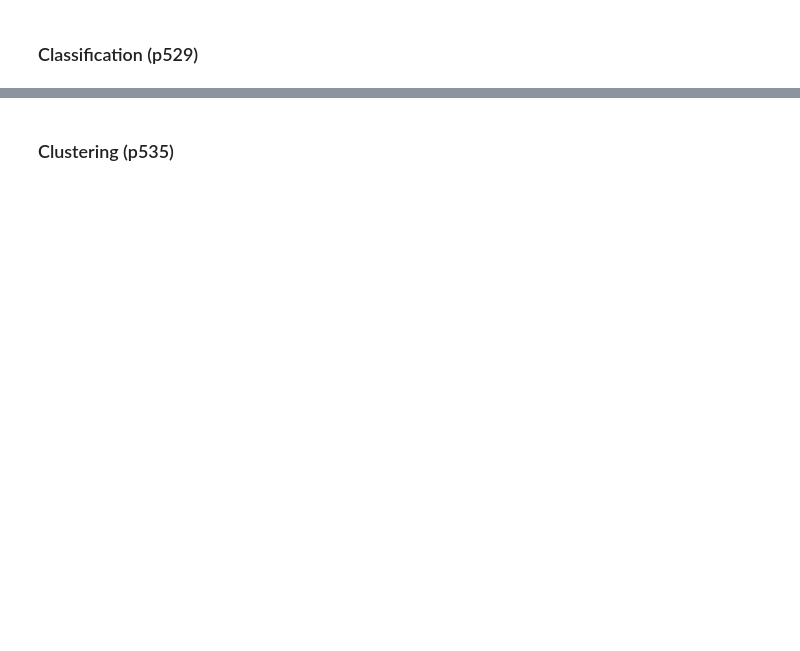
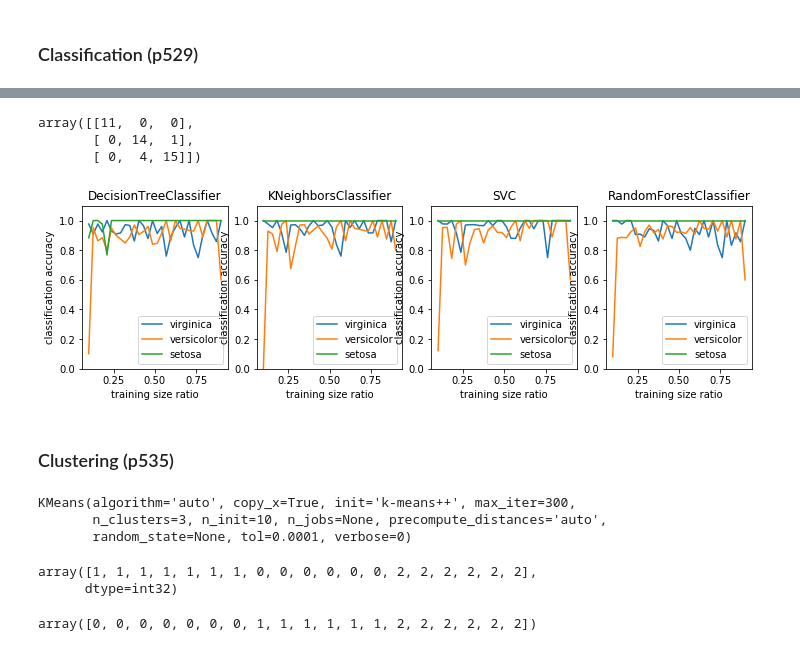
Before and after one commit to mathlarvalab/Nemurecal_Python, a Jupyter notebook: code/ch15/gee.ipynb, the cells around one changed output, grey strips where cells are left out. Drawn from its saved outputs; the diff is of its cells as text; code cells hidden in the pictures; blank space fills up the shorter version.

```diff
--- a/code/ch15/gee.ipynb
+++ b/code/ch15/gee.ipynb
@@ -258,0 +328,13 @@ fig, ax = plot_residuals_and_coeff(resid_train, resid_test, model.coef_)
+# %%
+# use a decision tree when creating a classifier instance
+classifier = tree.DecisionTreeClassifier()
+classifier.fit(X_train, y_train)
+y_test_pred = classifier.predict(X_test)
+metrics.confusion_matrix(y_test, y_test_pred)
+# %% [output]
+array([[11,  0,  0],
+       [ 0, 14,  1],
+       [ 0,  4, 15]])
+# %%
+# create a numpy array with training size ratios
+train_size_vec = np.linspace(0.1, 0.9, 30)
@@ -259,2 +349,46 @@ fig, ax = plot_residuals_and_coeff(resid_train, resid_test, model.coef_)
+# %%
+# create an array to store the diagonals of the confusion matrix
+cm_diags = np.zeros(
+    (3, len(train_size_vec), len(classifiers)),
+    dtype=float
+)
+# %%
+# loop over each training size ratio and classifier
+# train the classifier for each combination
+# predict the values of the testing data
+# compute the confusion matrix
+# store its diagonal divided by the ideal values
+
+for n, train_size, in enumerate(train_size_vec):
+    X_train, X_test, y_train, y_test = \
+        model_selection.train_test_split(
+            iris.data,
+            iris.target,
+            train_size=train_size
+        )
+
+    for m, Classifier in enumerate(classifiers):
+        classifier = Classifier()
+        classifier.fit(X_train, y_train)
+        y_test_p = classifier.predict(X_test)
+        cm_diags[:, n, m] = metrics.confusion_matrix(y_test, y_test_p).diagonal()
+        cm_diags[:, n, m] /= np.bincount(y_test)
+# %%
+# plot the resulting classification accuracy for each classifier
+fig, axes = plt.subplots(1, len(classifiers), figsize=(12, 3))
+for m, Classifier in enumerate(classifiers):
+    axes[m].plot(train_size_vec, cm_diags[2, :, m], label=iris.
+    target_names[2])
+    axes[m].plot(train_size_vec, cm_diags[1, :, m], label=iris.
+    target_names[1])
+    axes[m].plot(train_size_vec, cm_diags[0, :, m], label=iris.
+    target_names[0])
+    axes[m].set_title(type(Classifier()).__name__)
+    axes[m].set_ylim(0, 1.1)
+    axes[m].set_ylabel("classification accuracy")
+    axes[m].set_xlabel("training size ratio")
+    axes[m].legend(loc=4);
+# %% [output]
+[figure, added]
 # %% [markdown]
 ### Clustering (p535)
@@ -260,0 +404,19 @@ fig, ax = plot_residuals_and_coeff(resid_train, resid_test, model.coef_)
+# %%
+# perform the computation
+clustering.fit(X)
+# %% [output]
+KMeans(algorithm='auto', copy_x=True, init='k-means++', max_iter=300,
+       n_clusters=3, n_init=10, n_jobs=None, precompute_distances='auto',
+       random_state=None, tol=0.0001, verbose=0)
+# %%
+# obtain the clustering result with the training feature dataset
+y_pred = clustering.predict(X)
+y_pred[::8]
+# %% [output]
+array([1, 1, 1, 1, 1, 1, 1, 0, 0, 0, 0, 0, 0, 2, 2, 2, 2, 2, 2],
+      dtype=int32)
+# %%
+# compare the obtained clustering with the supervised classification
+y[::8]
+# %% [output]
+array([0, 0, 0, 0, 0, 0, 0, 1, 1, 1, 1, 1, 1, 2, 2, 2, 2, 2, 2])
```
Also changed, not shown: parts of 36 cells of this notebook.
